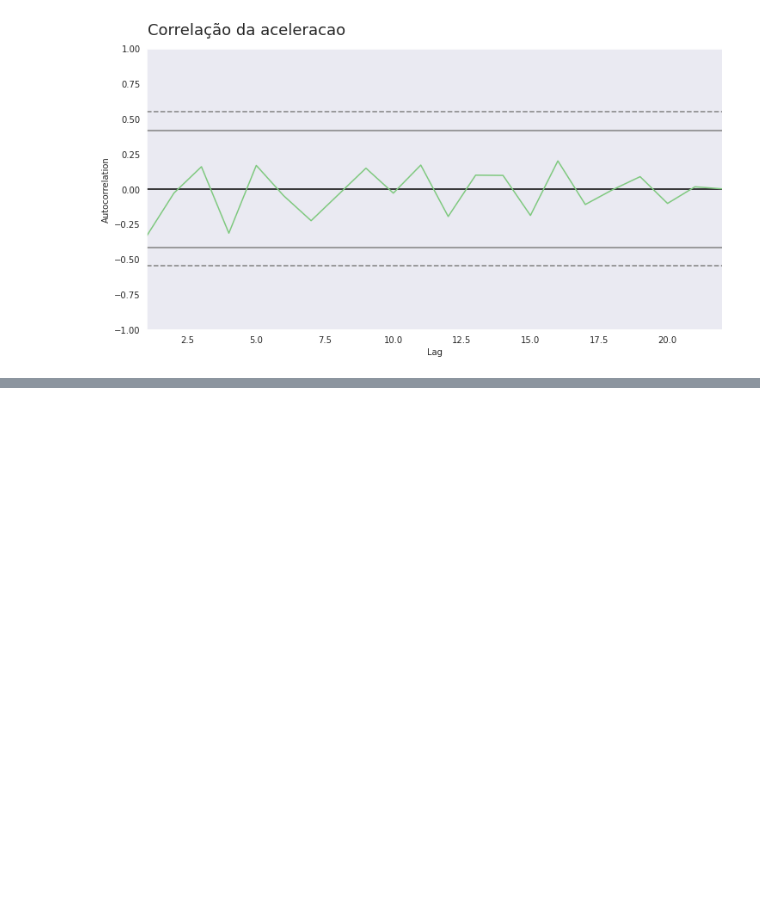
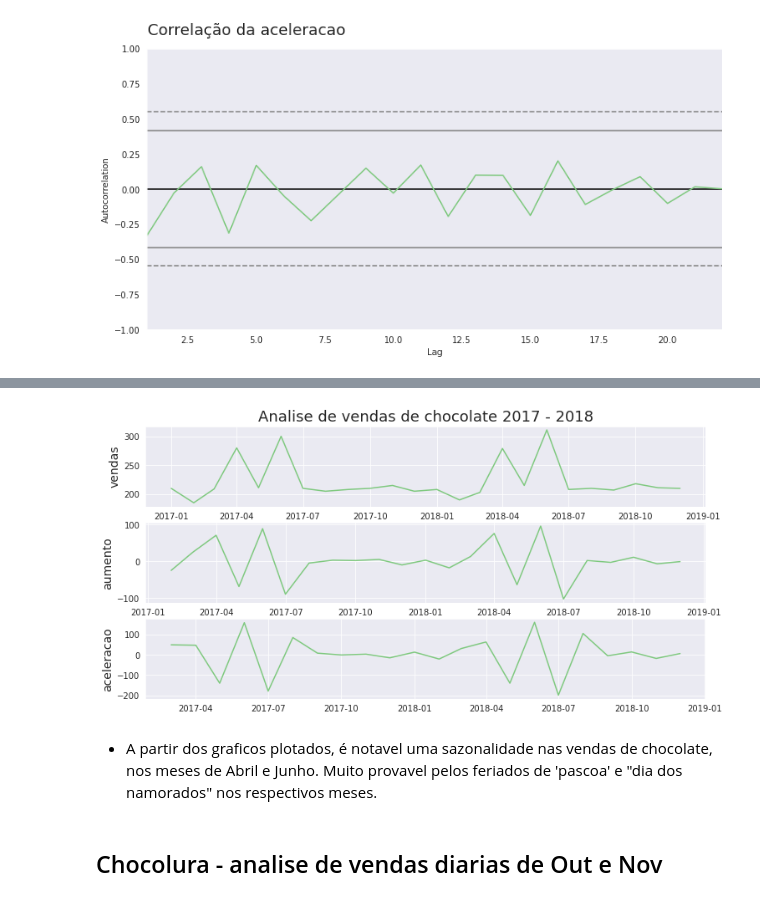
Before and after one commit to vitaoTM/python_projects, a Jupyter notebook: Time_Series.ipynb, the cells around one changed output, grey strips where cells are left out. Cells and saved outputs as stored; diff of their text form; code cells hidden in the pictures; blank space fills up the shorter version.

```diff
--- a/Time_Series.ipynb
+++ b/Time_Series.ipynb
@@ -171,0 +246,2 @@ auto_correlacao('Correlação da aceleracao', 'aceleracao', 2)
+# %%
+chocolura = pd.read_csv('/content/drive/MyDrive/CODE/ALURA/material+curso+-+Time+Series/material curso - Time Series/chocolura.csv')
@@ -171,0 +263,3 @@ auto_correlacao('Correlação da aceleracao', 'aceleracao', 2)
+# %%
+chocolura['mes'] = pd.to_datetime(chocolura['mes'])
+chocolura.dtypes
@@ -171,0 +276,3 @@ auto_correlacao('Correlação da aceleracao', 'aceleracao', 2)
+# %%
+chocolura['aumento'] = chocolura['vendas'].diff()
+chocolura['aceleracao']  = chocolura['aumento'].diff()
@@ -171,0 +288,9 @@ auto_correlacao('Correlação da aceleracao', 'aceleracao', 2)
+# %%
+plot_comparacao('Analise de vendas de chocolate 2017 - 2018', 'mes',
+                'vendas', 'aumento', 'aceleracao', chocolura)
+# %% [output]
+[figure, added]
+# %% [markdown]
+* A partir dos graficos plotados, é notavel uma sazonalidade nas vendas de chocolate, nos meses de Abril e Junho. Muito provavel pelos feriados de 'pascoa' e "dia dos namorados" nos respectivos meses.
+# %% [markdown]
+## Chocolura - analise de vendas diarias de Out e Nov
```
Also changed, not shown: parts of 76 cells of this notebook.
